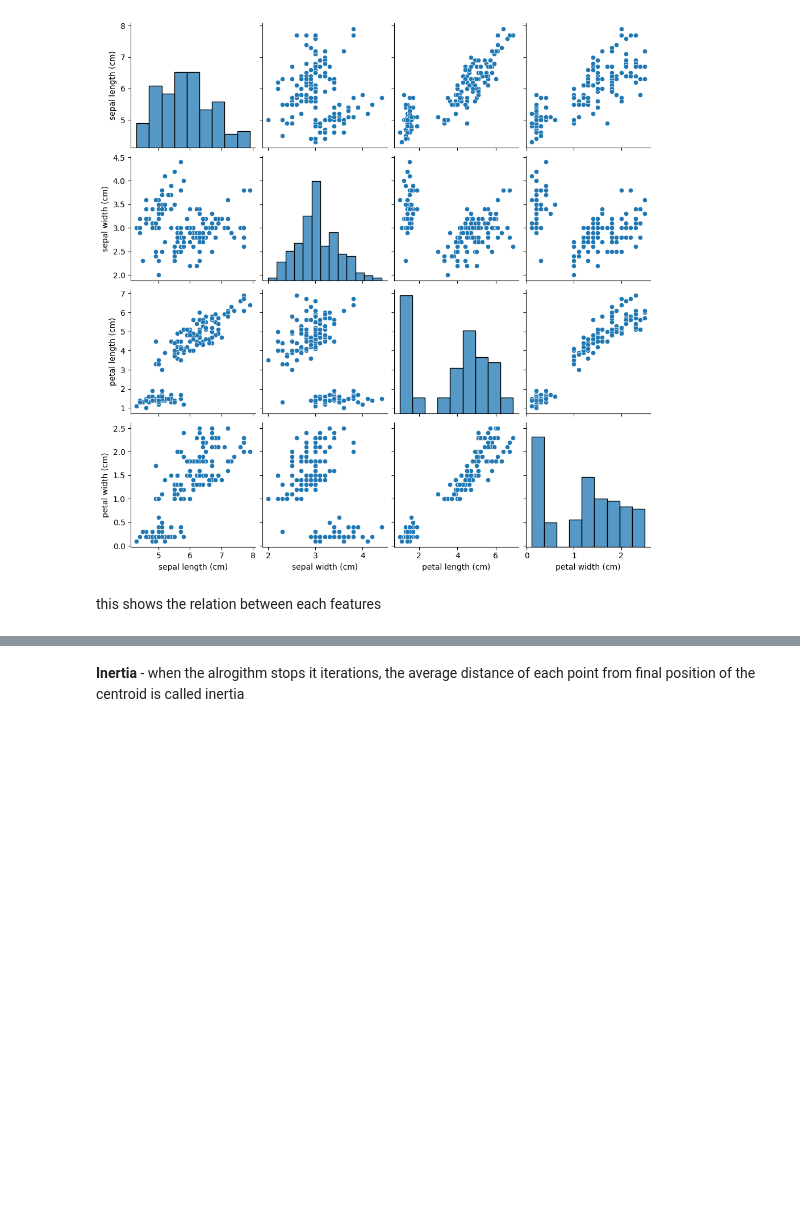
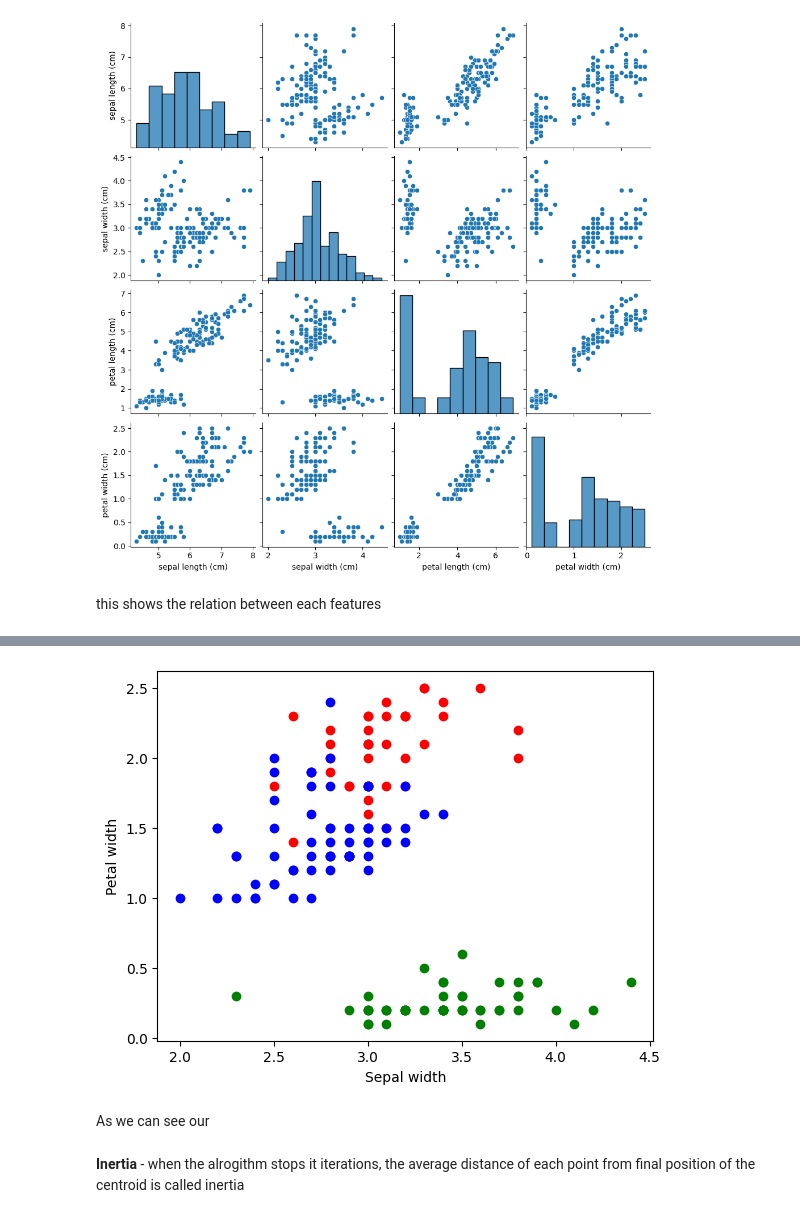
Before and after one commit to Saad-SYEDK/Machine_Learning, a Jupyter notebook: machine_learning.ipynb, the cells around one changed output, grey strips where cells are left out. Cells and saved outputs as stored; diff of their text form; code cells hidden in the pictures; blank space fills up the shorter version.

```diff
--- a/machine_learning.ipynb
+++ b/machine_learning.ipynb
@@ -1284,3 +1350,18 @@ array([1, 1, 1, 1, 1, 1, 1, 1, 1, 1, 1, 1, 1, 1, 1, 1, 1, 1, 1, 1, 1, 1,
+# %%
+%matplotlib inline
+
+plt.scatter(actual_df0["sepal width (cm)"], actual_df0["petal width (cm)"], color="red")
+plt.scatter(actual_df1["sepal width (cm)"], actual_df1["petal width (cm)"], color="green")
+plt.scatter(actual_df2["sepal width (cm)"], actual_df2["petal width (cm)"], color="blue")
+
+plt.xlabel("Sepal width")
+plt.ylabel("Petal width")
+
+plt.show()
+# %% [output]
+[figure, added]
+# %% [markdown]
+As we can see our
 # %% [markdown]
 **Inertia** - when the alrogithm stops it iterations, the average distance of each point from final position of the centroid is called inertia
 # %% [markdown]
```
Also changed, not shown: parts of 11 cells of this notebook.
